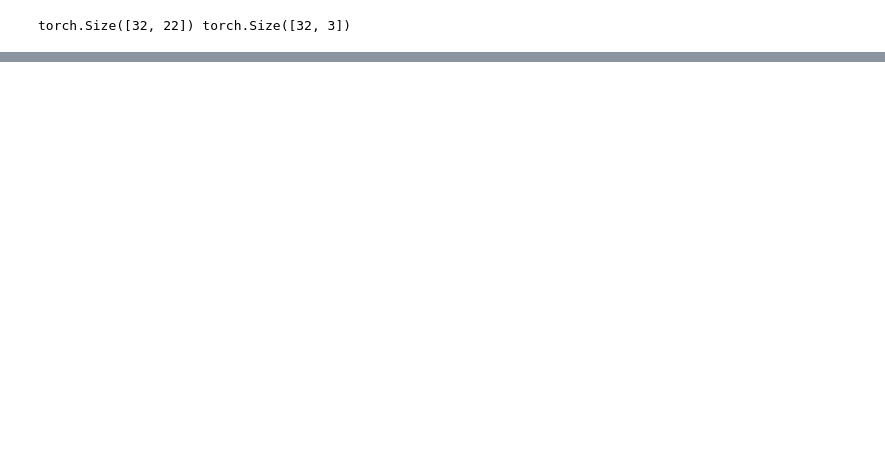
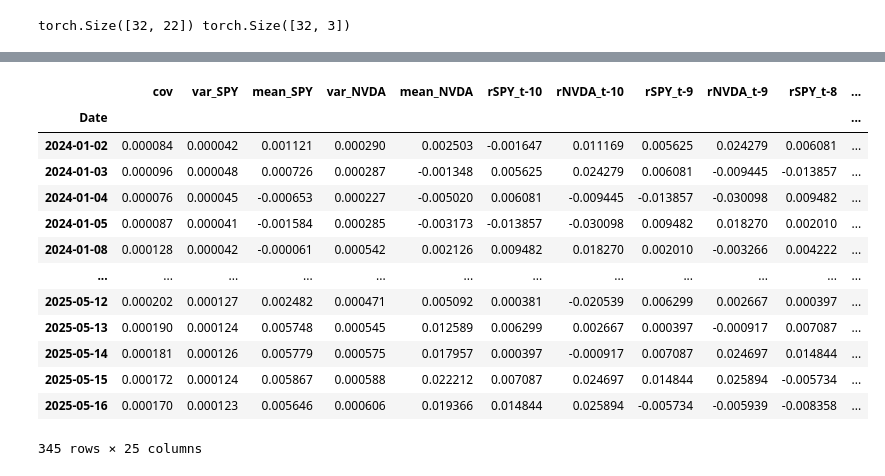
Before and after one commit to Lukirby/Stress-Testing-a-Markowitz-Portfolio, a Jupyter notebook: fidanza2.ipynb, the cells around one changed output, grey strips where cells are left out. Saved outputs shown, nothing was run; the diff lists cells and outputs as text; code cells hidden in the pictures; blank space fills up the shorter version.

```diff
--- a/fidanza2.ipynb
+++ b/fidanza2.ipynb
@@ -25,0 +167,12 @@ train_df
+# %%
+def compute_covariance_row(row):
+    r1 = [row[f'rNVDA_t-{i}'] for i in range(1, 11)]
+    r1.append(row['rNVDA_today'])
+
+    r2 = [row[f'rSPY_t-{i}'] for i in range(1, 11)]
+    r2.append(row['rSPY_today'])
+
+    return np.cov(r1, r2)[0, 1]
+
+df['cov'] = df.apply(compute_covariance_row, axis=1)
+df
@@ -25,0 +194,4 @@ train_df
+# %%
+df_r = df[['rNVDA_today', 'rSPY_today']]
+df.drop(['rNVDA_today', 'rSPY_today'], axis=1, inplace=True)
+df
@@ -25,0 +215,11 @@ train_df
+# %%
+train_df = df.loc["2010-01-01":"2023-12-31"]
+test_df  = df.loc["2024-01-01":]
+print((len(train_df) + len(test_df)) == len(df))
+
+
+##CARE FOR SCALER
+#scaler = StandardScaler()
+#scaler.fit(train_df)
+#train_df = pd.DataFrame(scaler.transform(train_df), columns=train_df.columns, index=train_df.index)
+#test_df = pd.DataFrame(scaler.transform(test_df), columns=test_df.columns, index=test_df.index)
@@ -25,0 +230,3 @@ train_df
+# %%
+train_df = train_df[train_df.columns[::-1]]
+test_df = test_df[test_df.columns[::-1]]
@@ -47,0 +480,17 @@ torch.Size([32, 22]) torch.Size([32, 3])
+# %%
+test_df
+# %% [output]
+|  | cov | var_SPY | mean_SPY | var_NVDA | mean_NVDA | rSPY_t-10 | rNVDA_t-10 | rSPY_t-9 | rNVDA_t-9 | rSPY_t-8 | ... |
+| Date |  |  |  |  |  |  |  |  |  |  | ... |
+| 2024-01-02 | 0.000084 | 0.000042 | 0.001121 | 0.000290 | 0.002503 | -0.001647 | 0.011169 | 0.005625 | 0.024279 | 0.006081 | ... |
+| 2024-01-03 | 0.000096 | 0.000048 | 0.000726 | 0.000287 | -0.001348 | 0.005625 | 0.024279 | 0.006081 | -0.009445 | -0.013857 | ... |
+| 2024-01-04 | 0.000076 | 0.000045 | -0.000653 | 0.000227 | -0.005020 | 0.006081 | -0.009445 | -0.013857 | -0.030098 | 0.009482 | ... |
+| 2024-01-05 | 0.000087 | 0.000041 | -0.001584 | 0.000285 | -0.003173 | -0.013857 | -0.030098 | 0.009482 | 0.018270 | 0.002010 | ... |
+| 2024-01-08 | 0.000128 | 0.000042 | -0.000061 | 0.000542 | 0.002126 | 0.009482 | 0.018270 | 0.002010 | -0.003266 | 0.004222 | ... |
+| ... | ... | ... | ... | ... | ... | ... | ... | ... | ... | ... | ... |
+| 2025-05-12 | 0.000202 | 0.000127 | 0.002482 | 0.000471 | 0.005092 | 0.000381 | -0.020539 | 0.006299 | 0.002667 | 0.000397 | ... |
+| 2025-05-13 | 0.000190 | 0.000124 | 0.005748 | 0.000545 | 0.012589 | 0.006299 | 0.002667 | 0.000397 | -0.000917 | 0.007087 | ... |
+| 2025-05-14 | 0.000181 | 0.000126 | 0.005779 | 0.000575 | 0.017957 | 0.000397 | -0.000917 | 0.007087 | 0.024697 | 0.014844 | ... |
+| 2025-05-15 | 0.000172 | 0.000124 | 0.005867 | 0.000588 | 0.022212 | 0.007087 | 0.024697 | 0.014844 | 0.025894 | -0.005734 | ... |
+| 2025-05-16 | 0.000170 | 0.000123 | 0.005646 | 0.000606 | 0.019366 | 0.014844 | 0.025894 | -0.005734 | -0.005939 | -0.008358 | ... |
+345 rows × 25 columns
```
Also changed, not shown: parts of 28 cells of this notebook, 1 other file.
